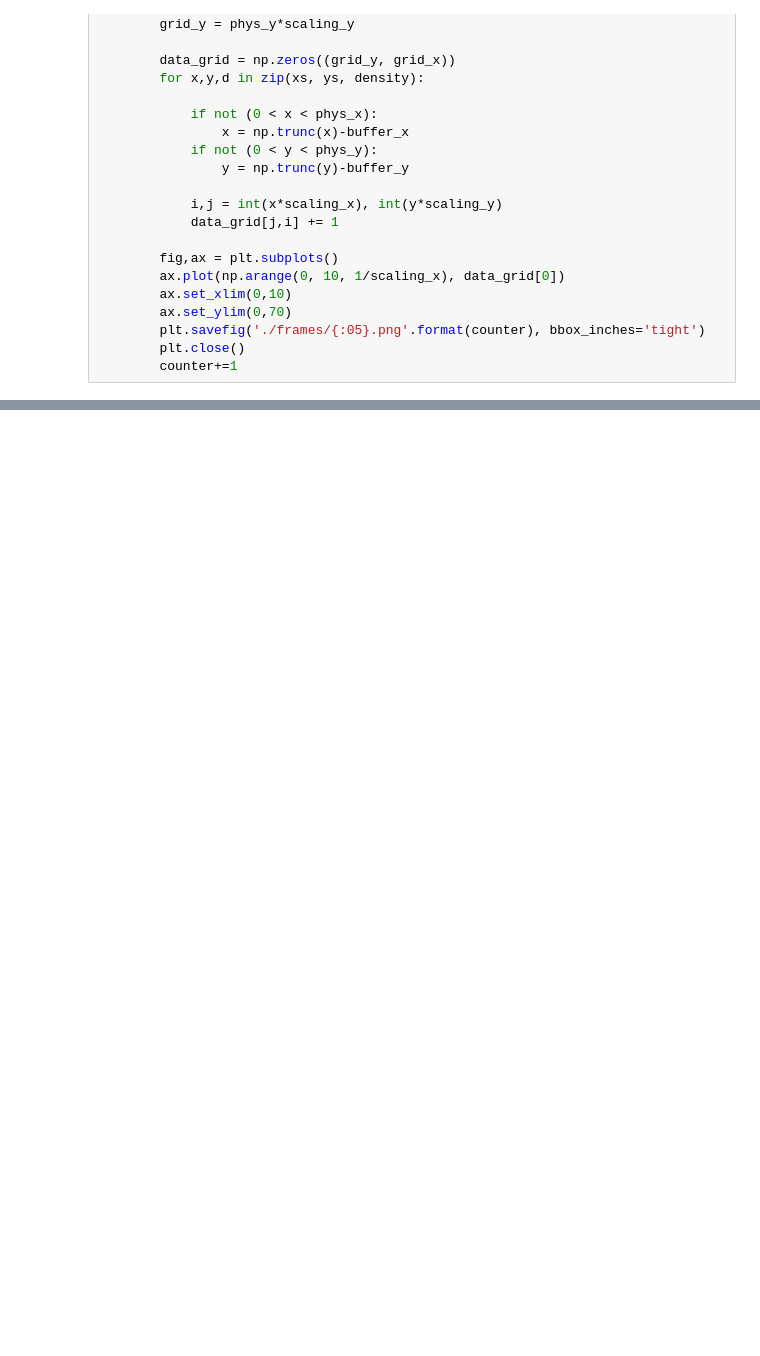
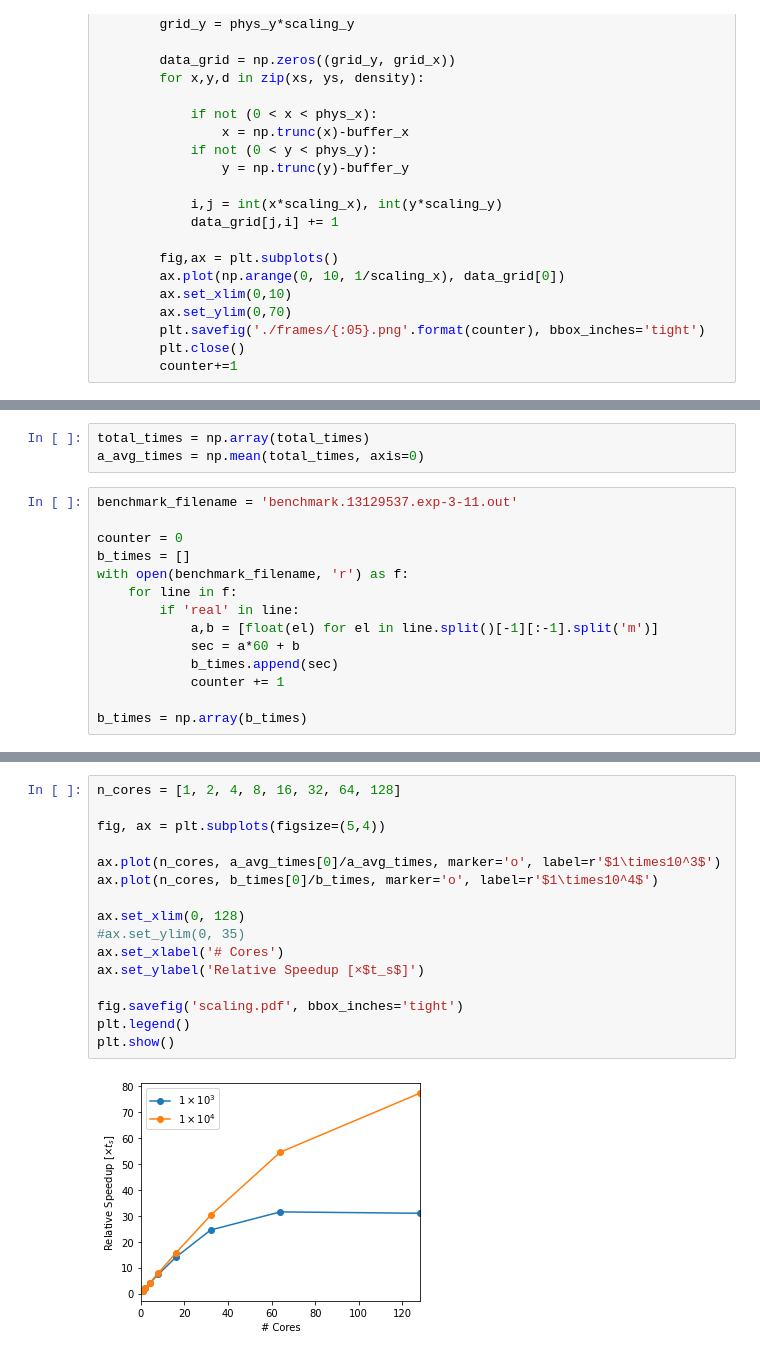
Before and after one commit to jsnguyen/cisms, a Jupyter notebook: analysis/cisms_analysis.ipynb, the cells around one changed output, grey strips where cells are left out. Saved outputs shown, nothing was run; the diff lists cells and outputs as text; blank space fills up the shorter version.

```diff
--- a/analysis/cisms_analysis.ipynb
+++ b/analysis/cisms_analysis.ipynb
@@ -297,0 +314,17 @@ for i in range(len(data)):
+# %%
+total_times = np.array(total_times)
+a_avg_times = np.mean(total_times, axis=0)
+# %%
+benchmark_filename = 'benchmark.13129537.exp-3-11.out'
+
+counter = 0
+b_times = []
+with open(benchmark_filename, 'r') as f:
+    for line in f:
+        if 'real' in line:
+            a,b = [float(el) for el in line.split()[-1][:-1].split('m')]
+            sec = a*60 + b
+            b_times.append(sec)
+            counter += 1
+
+b_times = np.array(b_times)
@@ -297,0 +345,18 @@ for i in range(len(data)):
+# %%
+n_cores = [1, 2, 4, 8, 16, 32, 64, 128]
+
+fig, ax = plt.subplots(figsize=(5,4))
+
+ax.plot(n_cores, a_avg_times[0]/a_avg_times, marker='o', label=r'$1\times10^3$')
+ax.plot(n_cores, b_times[0]/b_times, marker='o', label=r'$1\times10^4$')
+
+ax.set_xlim(0, 128)
+#ax.set_ylim(0, 35)
+ax.set_xlabel('# Cores')
+ax.set_ylabel('Relative Speedup [×$t_s$]')
+
+fig.savefig('scaling.pdf', bbox_inches='tight')
+plt.legend()
+plt.show()
+# %% [output]
+[figure, added]
```
Also changed, not shown: parts of 5 cells of this notebook, 1 other file.
